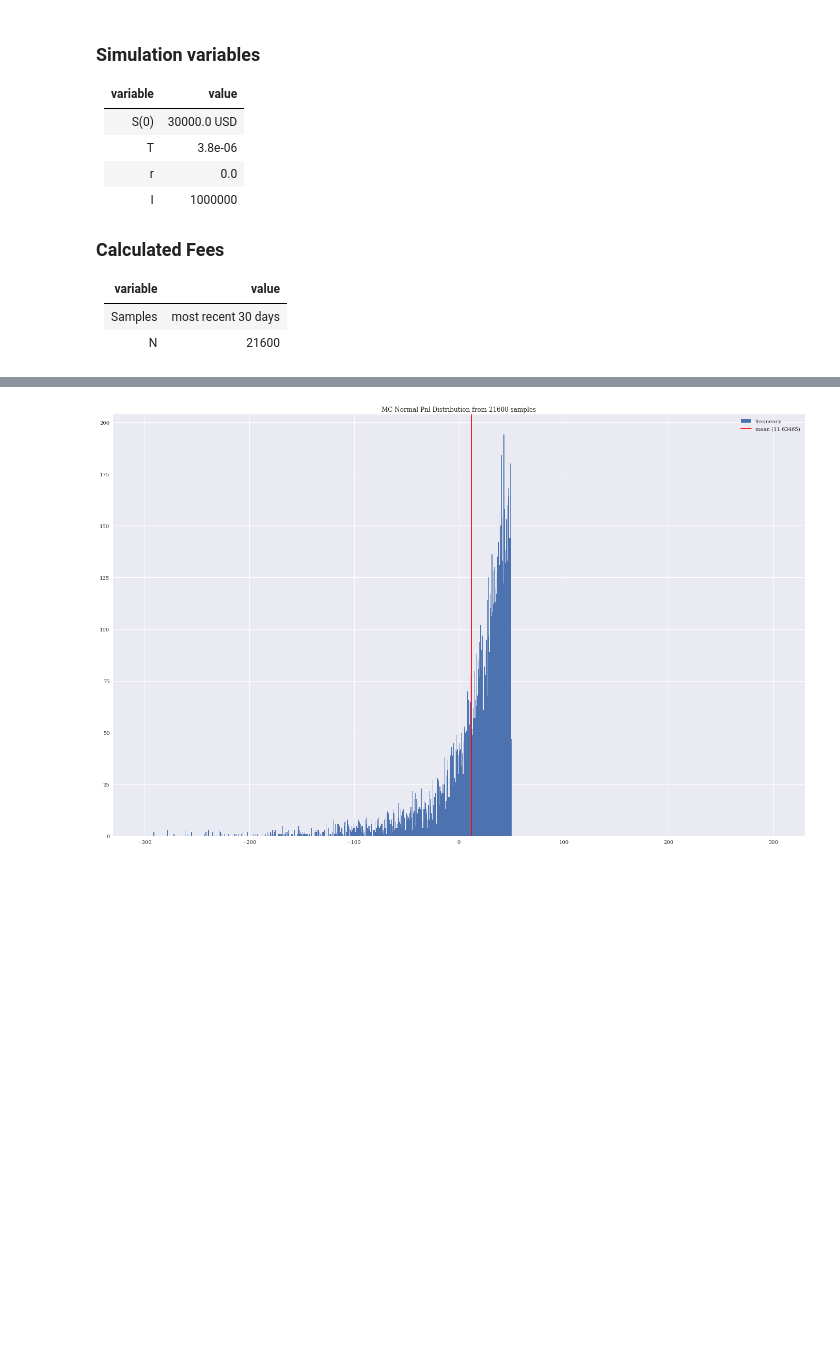
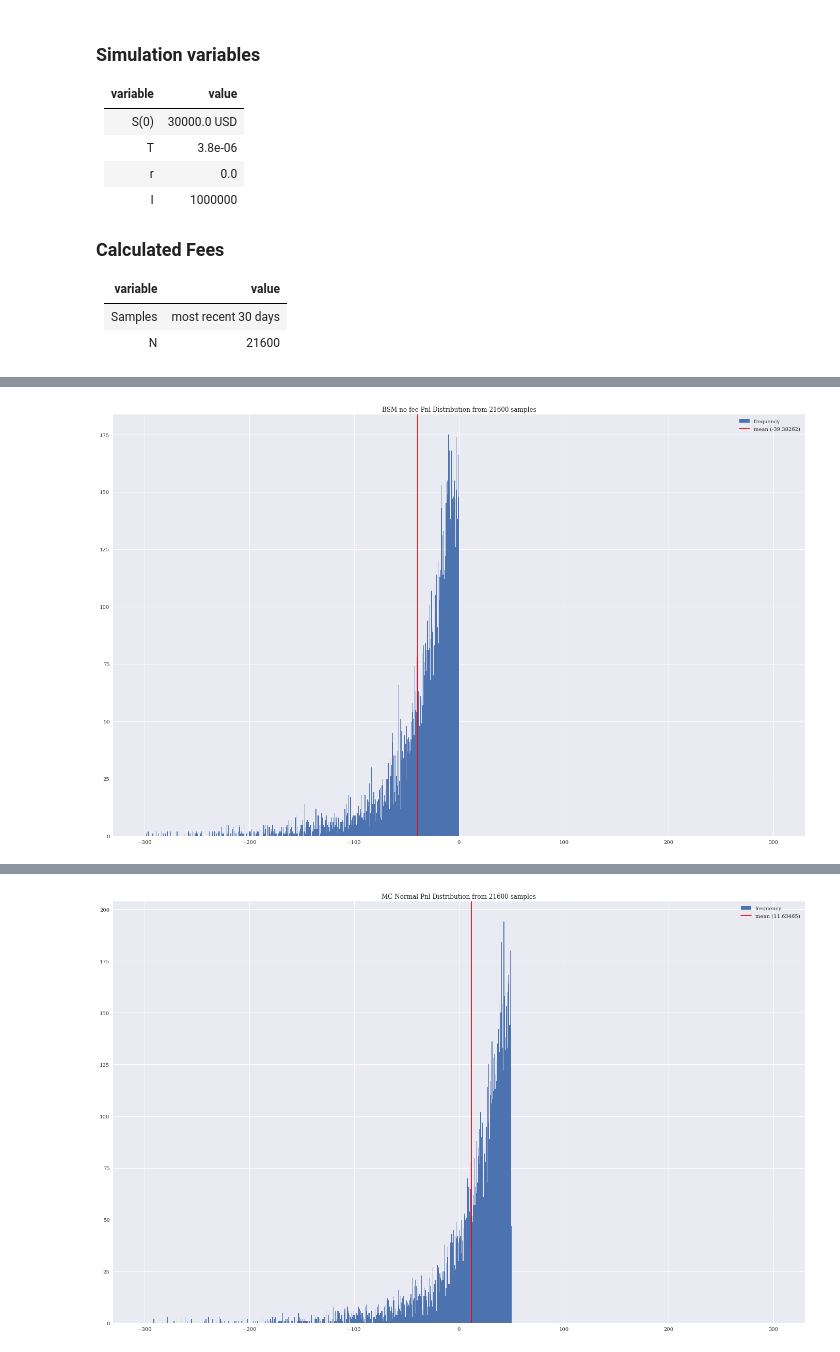
Before and after one commit to sebastienverreault/option_risk_analysis2, a Jupyter notebook: pnl_bootstrap_simulation.ipynb, the cells around one changed output, grey strips where cells are left out. Saved outputs shown, nothing was run; the diff lists cells and outputs as text; code cells hidden in the pictures; blank space fills up the shorter version.

```diff
--- a/pnl_bootstrap_simulation.ipynb
+++ b/pnl_bootstrap_simulation.ipynb
@@ -443,3 +449,15 @@ md(f"""### Data fitting stats
+# %%
+
+plt.figure(figsize=(24, 15))
+plt.hist(bsm_at_the_money_pnl, bins=1000, label='frequency', range=[-S0*.01, S0*0.01]);
+
+plt.axvline(bsm_at_the_money_pnl.mean(), color='r', label=f"mean ({float('%.7g' % (bsm_at_the_money_pnl.mean()))})")
+
+plt.title(f'BSM no fee Pnl Distribution from {N} samples')
+plt.legend(loc='best');
+plt.show()
+# %% [output]
+[figure, added]
 # %%
 
 plt.figure(figsize=(24, 15))
```
Also changed, not shown: parts of 3 cells of this notebook, 1 other file.
